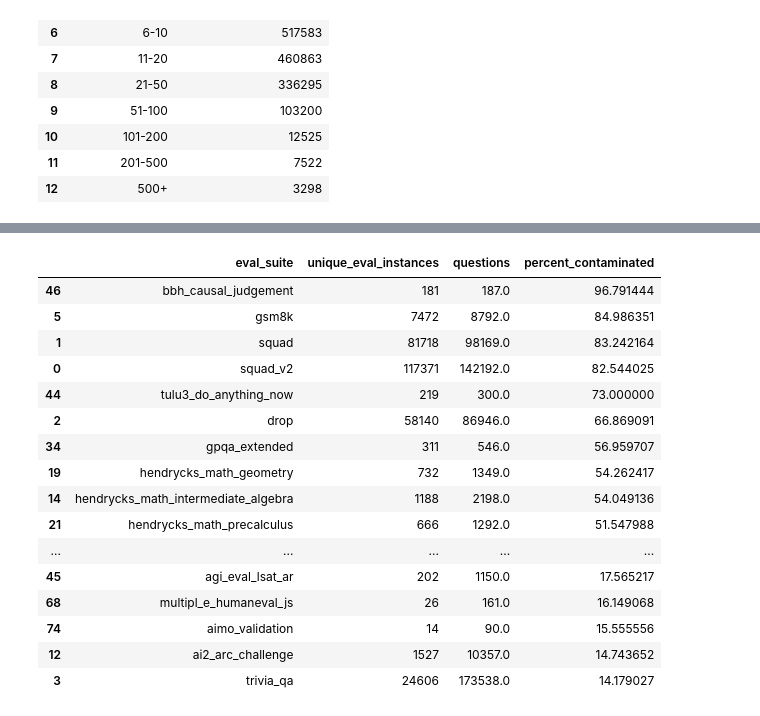
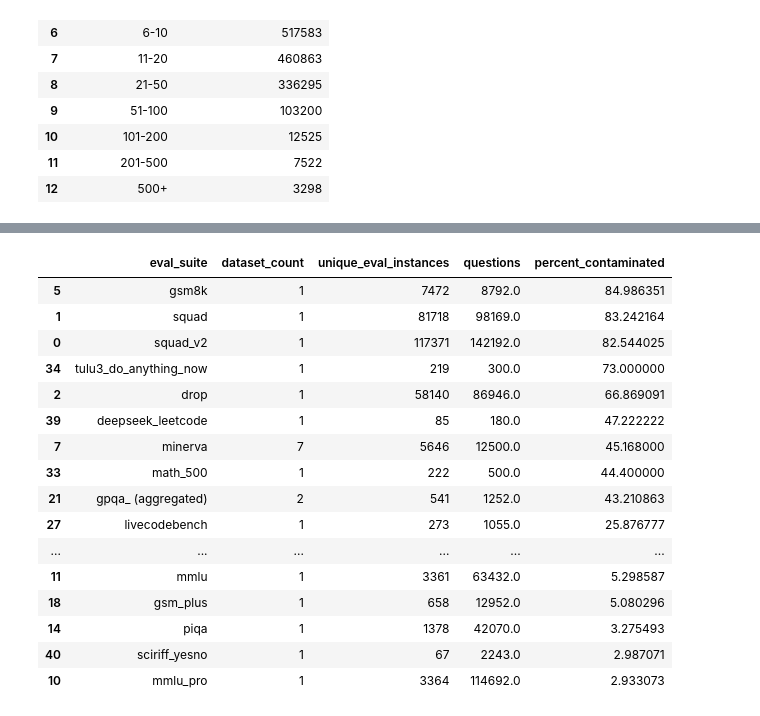
Before and after one commit to allenai/decon, a Jupyter notebook: decon_analysis.ipynb, the cells around one changed output, grey strips where cells are left out. Cells and saved outputs as stored; diff of their text form; code cells hidden in the pictures.

```diff
--- a/decon_analysis.ipynb
+++ b/decon_analysis.ipynb
@@ -3,6 +3,24 @@ contam_stats_dir = "./my_stats"
 eval_stats_path = "eval_stats.csv"
 # %%
 import pandas as pd
+# %%
+# collapse all evals with prefix:
+prefixes = [
+    "agi_eval_",
+    "aime_2025",
+    "alpaca-",
+    "basic_skills_",
+    "bbh_",
+    "gpqa_",
+    "harmbench_",
+    "hendrycks_math_",
+    "humaneval_",
+    "multilingual_mbpp_",
+    "multipl_e_",
+    "ai2_arc_",
+    "bigcodebench",
+    "omega_compositional_"
+]
 # %%
 # Load eval stats
 eval_stats = pd.read_csv(eval_stats_path)
@@ -110,24 +616,35 @@ LOADED DATASETS SUMMARY
 
 All CSV files loaded successfully!
 # %%
-# Calculate percent of eval instances contaminated per suite
-# Merge eval_instances_by_suite with eval_stats to get the total questions for each suite
-# The column in eval_stats for suite names is 'eval_name', and 'questions' is the total per task
-merged = pd.merge(
-    eval_instances_by_suite,
-    eval_stats[['eval_name', 'questions']],
-    left_on='eval_suite',
-    right_on='eval_name',
-    how='left'
+# Calculate percent of eval instances contaminated per suite using collapsed tables
+collapsed_eval_stats_for_merge = collapsed_eval_stats[["eval_name", "questions"]].rename(
+    columns={"eval_name": "eval_suite"}
 )
 
-# Compute the percentage ratio
-merged['percent_contaminated'] = merged['unique_eval_instances'] / merged['questions'] * 100
+pct_merged = pd.merge(
+    collapsed_eval_instances_by_suite,
+    collapsed_eval_stats_for_merge,
+    on="eval_suite",
+    how="left",
+)
 
-# Sort by ratio descending, show top 10
-pct_table = merged[['eval_suite', 'unique_eval_instances', 'questions', 'percent_contaminated']].sort_values(
-    'percent_contaminated', ascending=False
+pct_merged["percent_contaminated"] = (
+    pct_merged["unique_eval_instances"]
+    .where(pct_merged["questions"] > 0)
+    .div(pct_merged["questions"].where(pct_merged["questions"] > 0))
+    * 100
 )
-print("Percent of eval instances contaminated by suite (top 10):")
+
+pct_table = pct_merged[
+    [
+        "eval_suite",
+        "dataset_count",
+        "unique_eval_instances",
+        "questions",
+        "percent_contaminated",
+    ]
+].sort_values("percent_contaminated", ascending=False)
+
+print("Percent of eval instances contaminated by suite (top 10, collapsed):")
 display(pct_table.head(30))
 # %% [output]
@@ -135,20 +652,20 @@ Percent of eval instances contaminated by suite (top 10):
-|  | eval_suite | unique_eval_instances | questions | percent_contaminated |
-| 46 | bbh_causal_judgement | 181 | 187.0 | 96.791444 |
-| 5 | gsm8k | 7472 | 8792.0 | 84.986351 |
-| 1 | squad | 81718 | 98169.0 | 83.242164 |
-| 0 | squad_v2 | 117371 | 142192.0 | 82.544025 |
-| 44 | tulu3_do_anything_now | 219 | 300.0 | 73.000000 |
-| 2 | drop | 58140 | 86946.0 | 66.869091 |
-| 34 | gpqa_extended | 311 | 546.0 | 56.959707 |
-| 19 | hendrycks_math_geometry | 732 | 1349.0 | 54.262417 |
-| 14 | hendrycks_math_intermediate_algebra | 1188 | 2198.0 | 54.049136 |
-| 21 | hendrycks_math_precalculus | 666 | 1292.0 | 51.547988 |
-| ... | ... | ... | ... | ... |
-| 45 | agi_eval_lsat_ar | 202 | 1150.0 | 17.565217 |
-| 68 | multipl_e_humaneval_js | 26 | 161.0 | 16.149068 |
-| 74 | aimo_validation | 14 | 90.0 | 15.555556 |
-| 12 | ai2_arc_challenge | 1527 | 10357.0 | 14.743652 |
-| 3 | trivia_qa | 24606 | 173538.0 | 14.179027 |
+|  | eval_suite | dataset_count | unique_eval_instances | questions | percent_contaminated |
+| 5 | gsm8k | 1 | 7472 | 8792.0 | 84.986351 |
+| 1 | squad | 1 | 81718 | 98169.0 | 83.242164 |
+| 0 | squad_v2 | 1 | 117371 | 142192.0 | 82.544025 |
+| 34 | tulu3_do_anything_now | 1 | 219 | 300.0 | 73.000000 |
+| 2 | drop | 1 | 58140 | 86946.0 | 66.869091 |
+| 39 | deepseek_leetcode | 1 | 85 | 180.0 | 47.222222 |
+| 7 | minerva | 7 | 5646 | 12500.0 | 45.168000 |
+| 33 | math_500 | 1 | 222 | 500.0 | 44.400000 |
+| 21 | gpqa_ (aggregated) | 2 | 541 | 1252.0 | 43.210863 |
+| 27 | livecodebench | 1 | 273 | 1055.0 | 25.876777 |
+| ... | ... | ... | ... | ... | ... |
+| 11 | mmlu | 1 | 3361 | 63432.0 | 5.298587 |
+| 18 | gsm_plus | 1 | 658 | 12952.0 | 5.080296 |
+| 14 | piqa | 1 | 1378 | 42070.0 | 3.275493 |
+| 40 | sciriff_yesno | 1 | 67 | 2243.0 | 2.987071 |
+| 10 | mmlu_pro | 1 | 3364 | 114692.0 | 2.933073 |
 # %%
 # Show the row where eval_suite is "drop_mc" in pct_table
 drop_mc_row = pct_table[pct_table['eval_suite'] == "drop_mc"]
```
Also changed, not shown: parts of 16 cells of this notebook.
